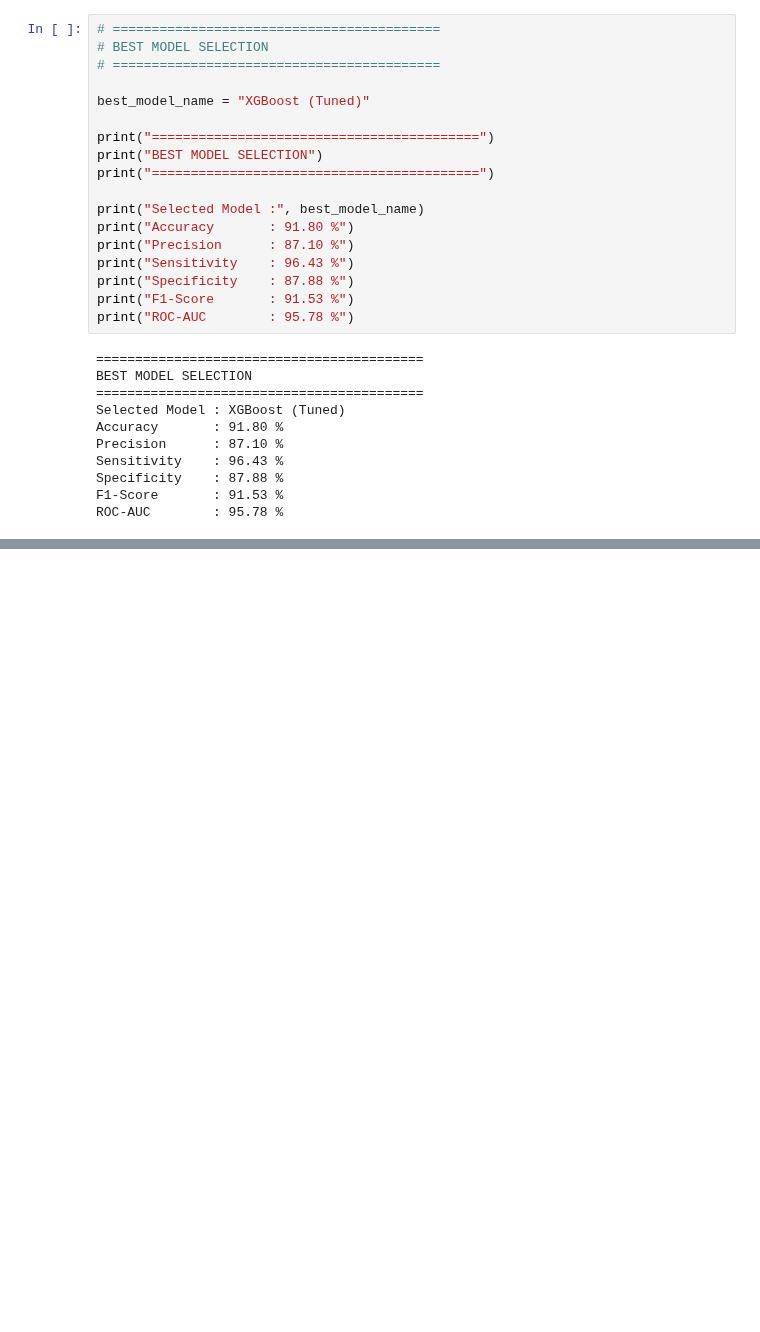
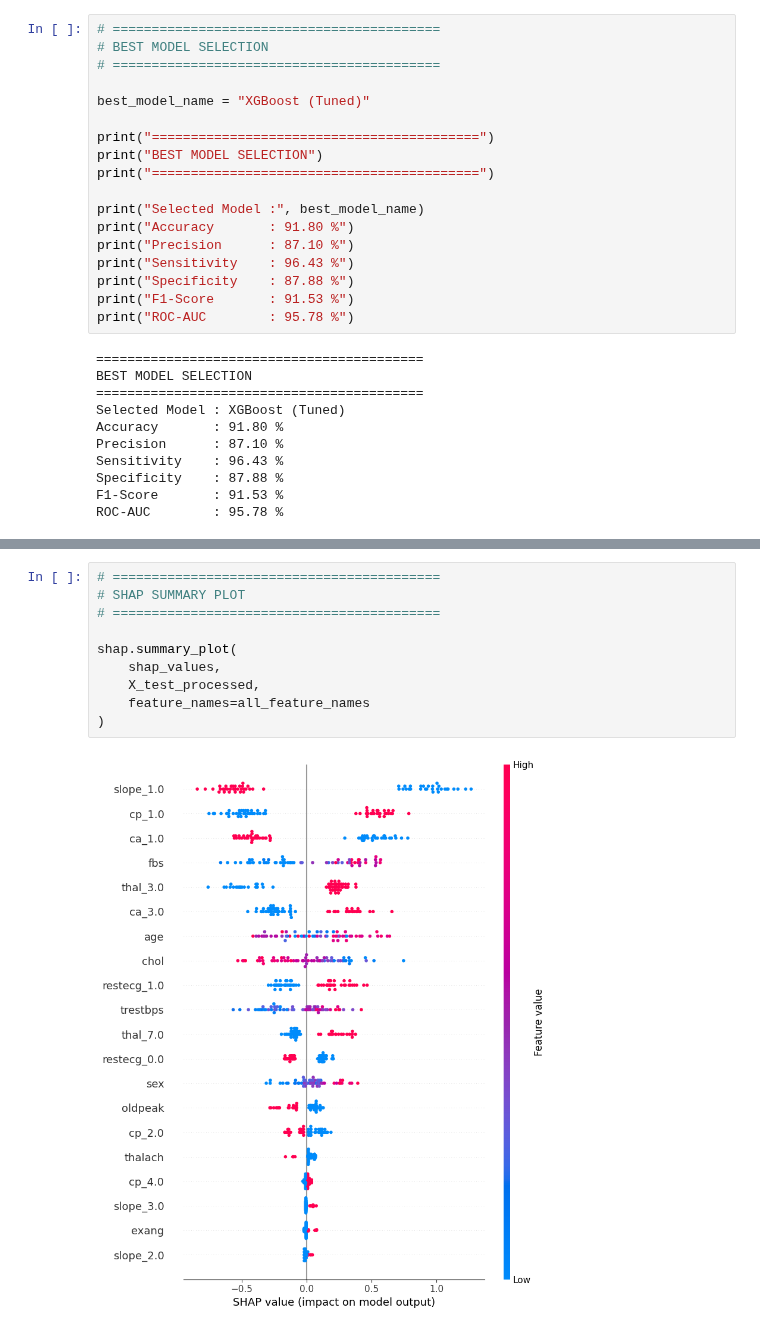
Before and after one commit to Muskaan1530/Explainable-Multi-Disease-Prediction, a Jupyter notebook: Explainable_Multi_Disease_Prediction.ipynb, the cells around one changed output, grey strips where cells are left out. Cells and saved outputs as stored; diff of their text form; blank space fills up the shorter version.

```diff
--- a/Explainable_Multi_Disease_Prediction.ipynb
+++ b/Explainable_Multi_Disease_Prediction.ipynb
@@ -2190,0 +2285,12 @@ ROC-AUC        : 95.78 %
+# %%
+# ==========================================
+# SHAP SUMMARY PLOT
+# ==========================================
+
+shap.summary_plot(
+    shap_values,
+    X_test_processed,
+    feature_names=all_feature_names
+)
+# %% [output]
+[figure, added]
```
Also changed, not shown: parts of 20 cells of this notebook.
